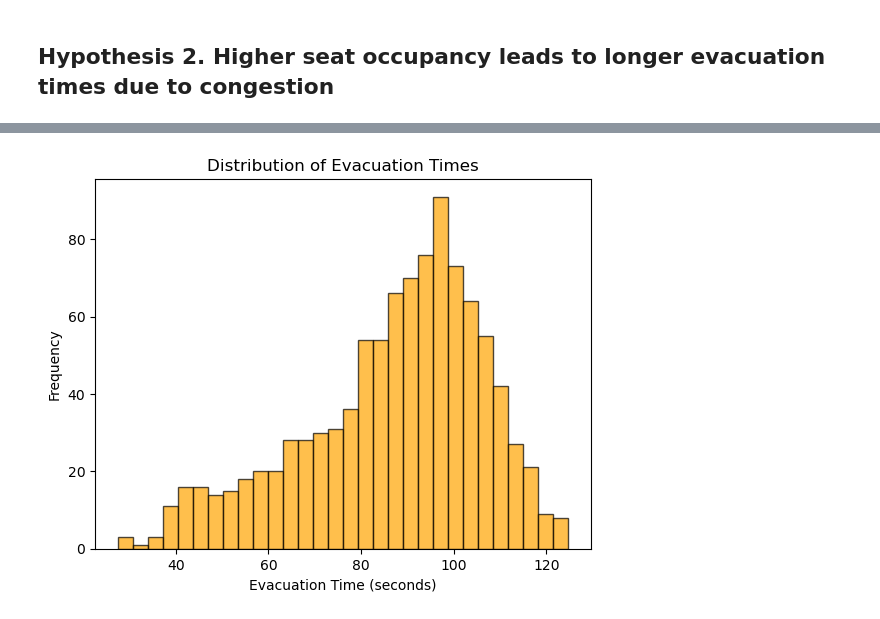
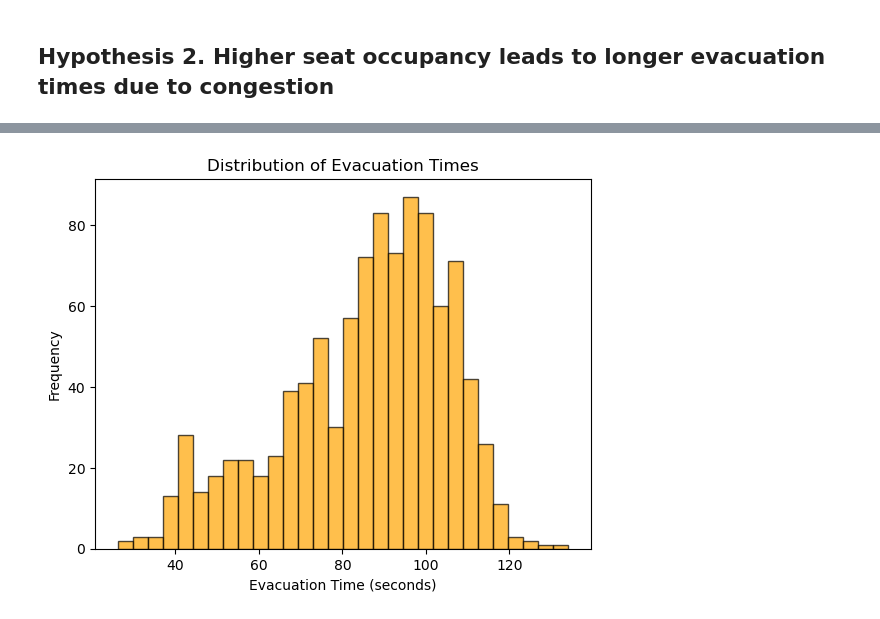
Before and after one commit to jimmystereo/2024Fall_projects, a Jupyter notebook: code/hypothesis2.ipynb, the cells around one changed output, grey strips where cells are left out. Drawn from its saved outputs; the diff is of its cells as text; code cells hidden in the pictures.

```diff
--- a/code/hypothesis2.ipynb
+++ b/code/hypothesis2.ipynb
@@ -15,7 +18,6 @@ exits = [0, 9, 10, 25]
 
 # Simulation parameters
 speed_factor = 0.8
-old_in_first_3_rows_prob = 0.7
 emergency_level = 0.5
 occupancy_rate = 0.8
 num_simulations = 1000
@@ -31,7 +33,6 @@ evacuation_times = monte_carlo_simulation(
     speed_factor=speed_factor,
     num_simulations=num_simulations,
     proportion_old=proportion_old,
-    old_in_first_3_rows_prob=old_in_first_3_rows_prob,
     emergency_level=emergency_level,
     occupancy_rate=occupancy_rate
 )
@@ -70,4 +71,4 @@ Standard deviation: 19.56 seconds
-[figure, old version]
+[figure, new version]
 # %%
 # Define the different occupancy rates to test
 # A320 Configuration
```
Also changed, not shown: parts of 5 cells of this notebook, 7 other files.
